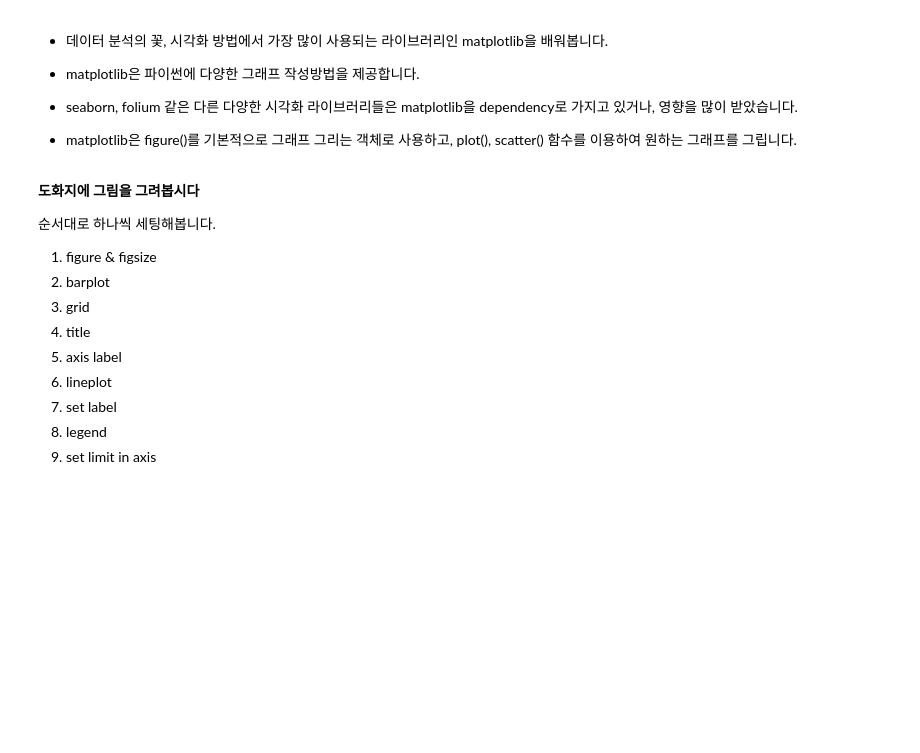
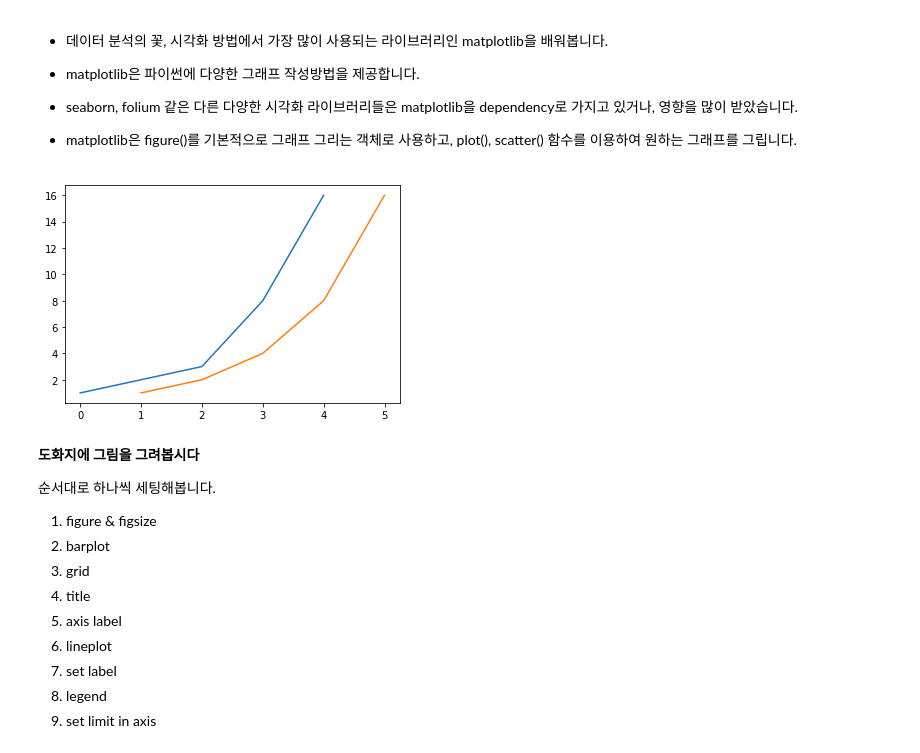
Before and after one commit to y001003/yeardream, a Jupyter notebook: python_basic/실습/Chapter.02 데이터 분석 라이브러리-08. pyplot 기초 (실습).ipynb, the cells around one changed output. Saved outputs shown, nothing was run; the diff lists cells and outputs as text; code cells hidden in the pictures; blank space fills up the shorter version.

```diff
--- a/python_basic/실습/Chapter.02 데이터 분석 라이브러리-08. pyplot 기초 (실습).ipynb
+++ b/python_basic/실습/Chapter.02 데이터 분석 라이브러리-08. pyplot 기초 (실습).ipynb
@@ -27,0 +21,10 @@ import matplotlib.pyplot as plt
+# %%
+# 도화지를 깔고
+plt.figure()
+# 해당 리스트를 기준으로 하는 선을 그립니다.
+plt.plot([1,2,3,8,16])# x축 인덱스 y 값 리스트
+plt.plot([1,2,3,4,5],[1,2,4,8,16])
+# 보여주기
+plt.show()
+# %% [output]
+[figure, added]
```
Also changed, not shown: parts of 11 cells of this notebook.
